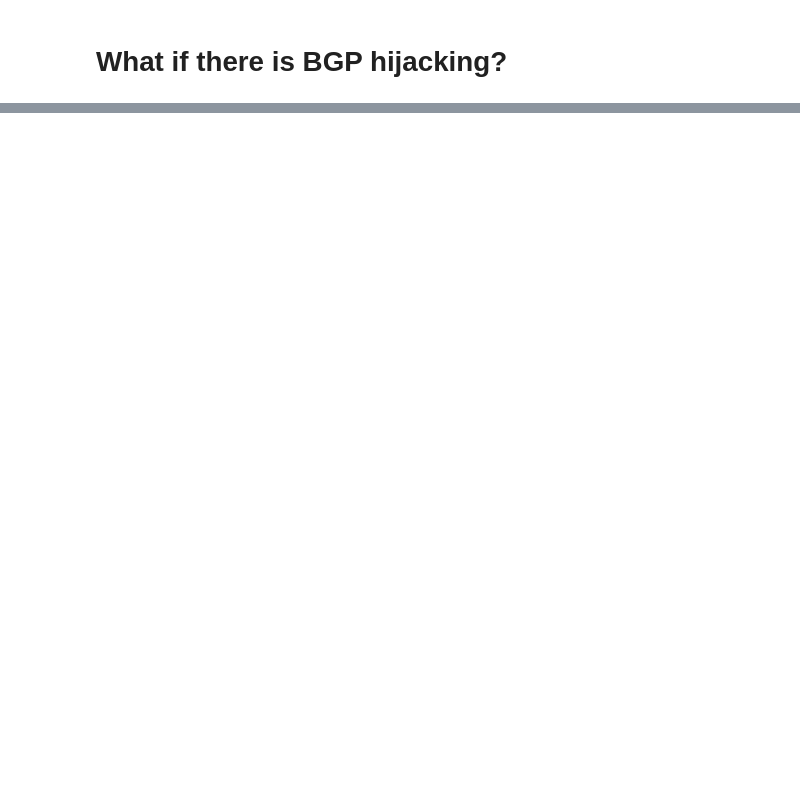
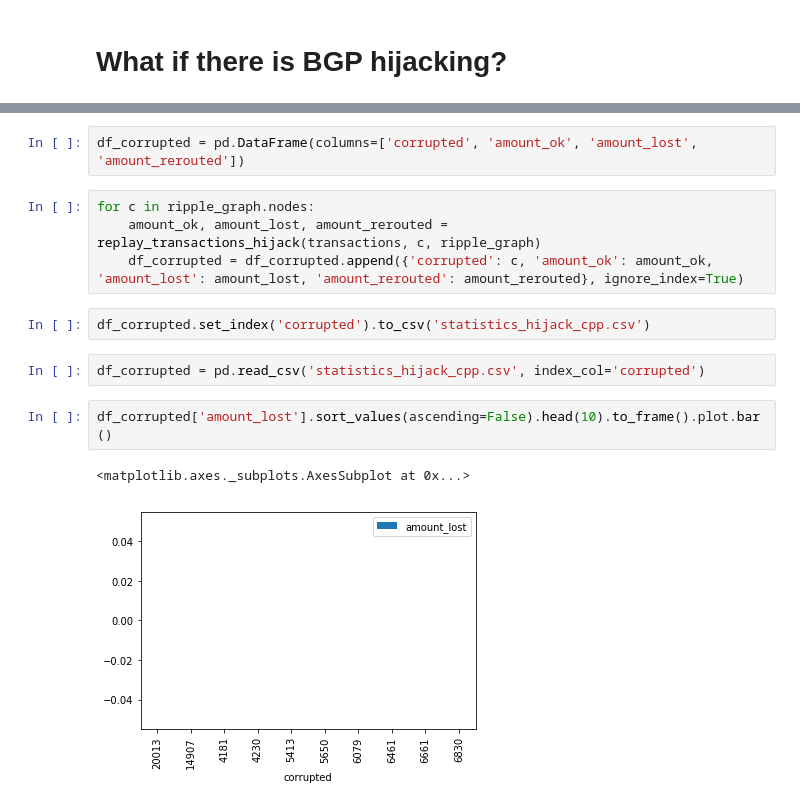
Before and after one commit to dedis/student_19_ripple-partition, a Jupyter notebook: find_match.ipynb, the cells around one changed output, grey strips where cells are left out. Cells and saved outputs as stored; diff of their text form; blank space fills up the shorter version.

Commit message:
Add bgp hijack and tie breaker cpp

```diff
--- a/find_match.ipynb
+++ b/find_match.ipynb
@@ -202,0 +358,15 @@ df_corrupted['amount_rerouted'].sort_values(ascending=False).head(10).to_frame()
+# %%
+df_corrupted = pd.DataFrame(columns=['corrupted', 'amount_ok', 'amount_lost', 'amount_rerouted'])
+# %%
+for c in ripple_graph.nodes:
+    amount_ok, amount_lost, amount_rerouted = replay_transactions_hijack(transactions, c, ripple_graph)
+    df_corrupted = df_corrupted.append({'corrupted': c, 'amount_ok': amount_ok, 'amount_lost': amount_lost, 'amount_rerouted': amount_rerouted}, ignore_index=True)
+# %%
+df_corrupted.set_index('corrupted').to_csv('statistics_hijack_cpp.csv')
+# %%
+df_corrupted = pd.read_csv('statistics_hijack_cpp.csv', index_col='corrupted')
+# %%
+df_corrupted['amount_lost'].sort_values(ascending=False).head(10).to_frame().plot.bar()
+# %% [output]
+<matplotlib.axes._subplots.AxesSubplot at 0x...>
+[figure, added]
```
Also changed, not shown: parts of 24 cells of this notebook, 1 other file.
